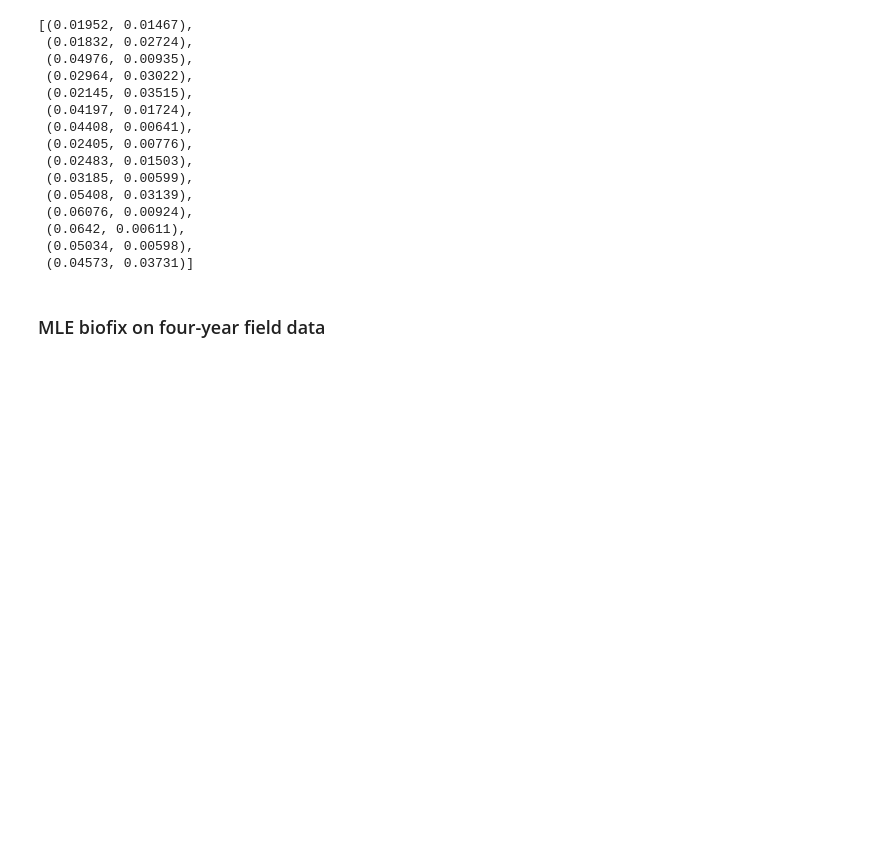
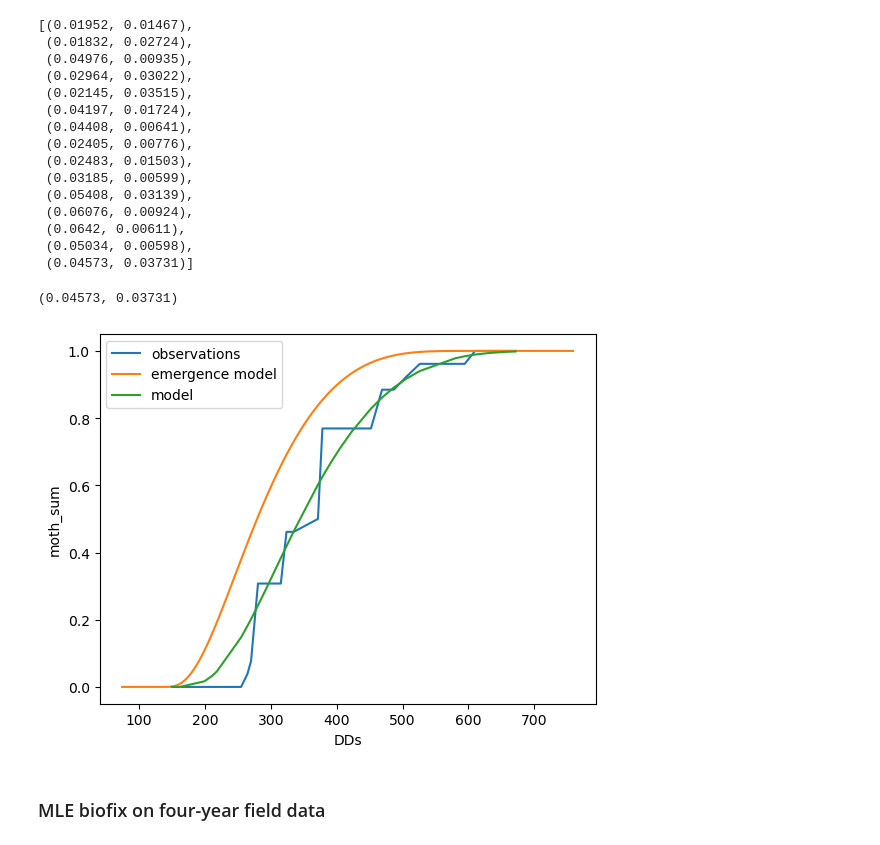
Before and after one commit to PacificBird/InsectPhenologyCaptureSim, a Jupyter notebook: multi_analysis.ipynb, the cells around one changed output. Cells and saved outputs as stored; diff of their text form; code cells hidden in the pictures; blank space fills up the shorter version.

```diff
--- a/multi_analysis.ipynb
+++ b/multi_analysis.ipynb
@@ -1384,6 +1359,11 @@ results_oksir_143
  (0.0642, 0.00611),
  (0.05034, 0.00598),
  (0.04573, 0.03731)]
+# %%
+mae_oksir(14, biofix=143, plot=True)
+# %% [output]
+(0.04573, 0.03731)
+[figure, added]
 # %% [markdown]
 ### MLE biofix on four-year field data
 # %%
```
Also changed, not shown: parts of 16 cells of this notebook, 7 other files.
